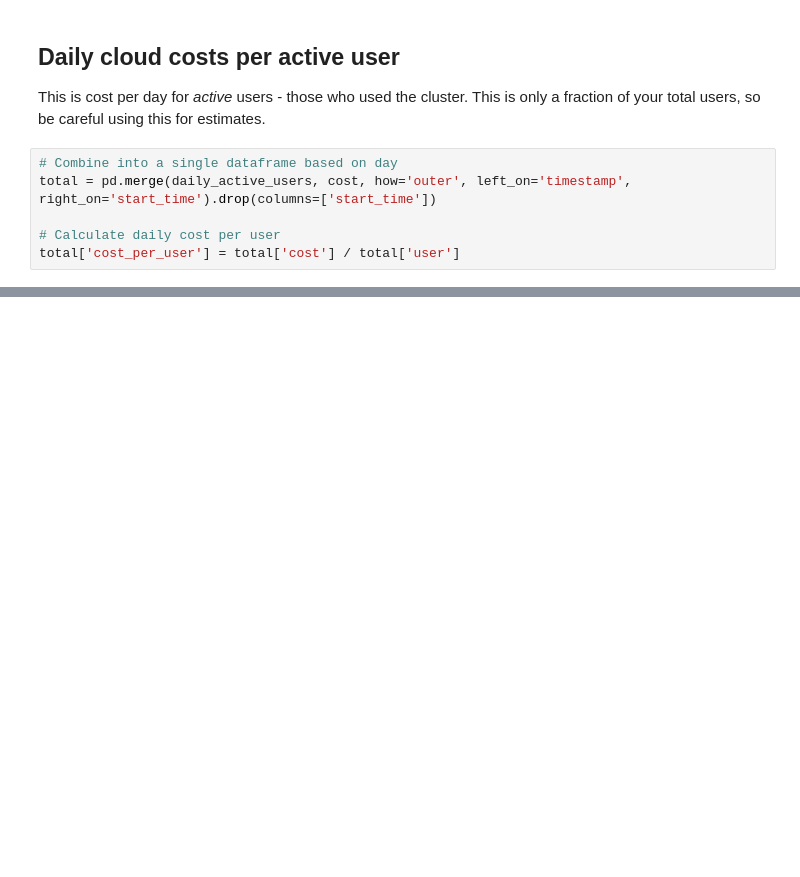
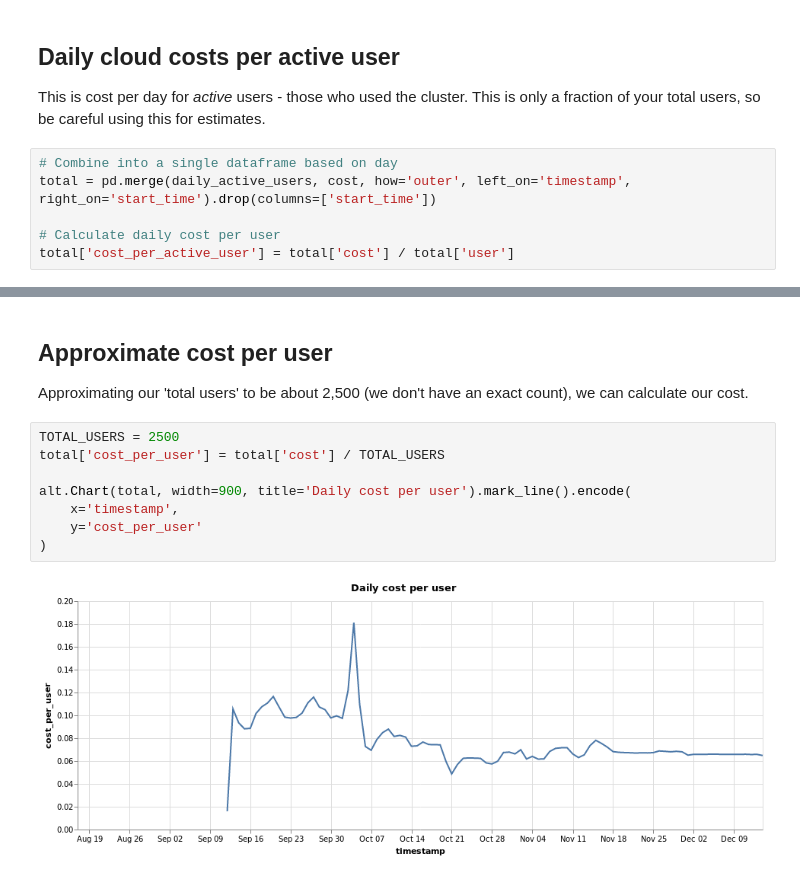
Before and after one commit to berkeley-dsep-infra/datahub-usage-analysis, a Jupyter notebook: notebooks/03-visualize-cost-and-usage.ipynb, the cells around one changed output, grey strips where cells are left out. Drawn from its saved outputs; the diff is of its cells as text; blank space fills up the shorter version.

Commit message:
Add data on monthly cost

```diff
--- a/notebooks/03-visualize-cost-and-usage.ipynb
+++ b/notebooks/03-visualize-cost-and-usage.ipynb
@@ -85,7 +99,7 @@ This is cost per day for *active* users - those who used the cluster. This is on
 total = pd.merge(daily_active_users, cost, how='outer', left_on='timestamp', right_on='start_time').drop(columns=['start_time'])
 
 # Calculate daily cost per user
-total['cost_per_user'] = total['cost'] / total['user']
+total['cost_per_active_user'] = total['cost'] / total['user']
 # %%
 alt.Chart(total, width=900).mark_line().encode(
     x='timestamp',
@@ -93,3 +107,17 @@ alt.Chart(total, width=900).mark_line().encode(
 )
 # %% [output]
 [figure]
+# %% [markdown]
+## Approximate cost per user
+
+Approximating our 'total users' to be about 2,500 (we don't have an exact count), we can calculate our cost.
+# %%
+TOTAL_USERS = 2500
+total['cost_per_user'] = total['cost'] / TOTAL_USERS
+
+alt.Chart(total, width=900, title='Daily cost per user').mark_line().encode(
+    x='timestamp',
+    y='cost_per_user'
+)
+# %% [output]
+[figure, added]
```
Also changed, not shown: parts of 5 cells of this notebook.
